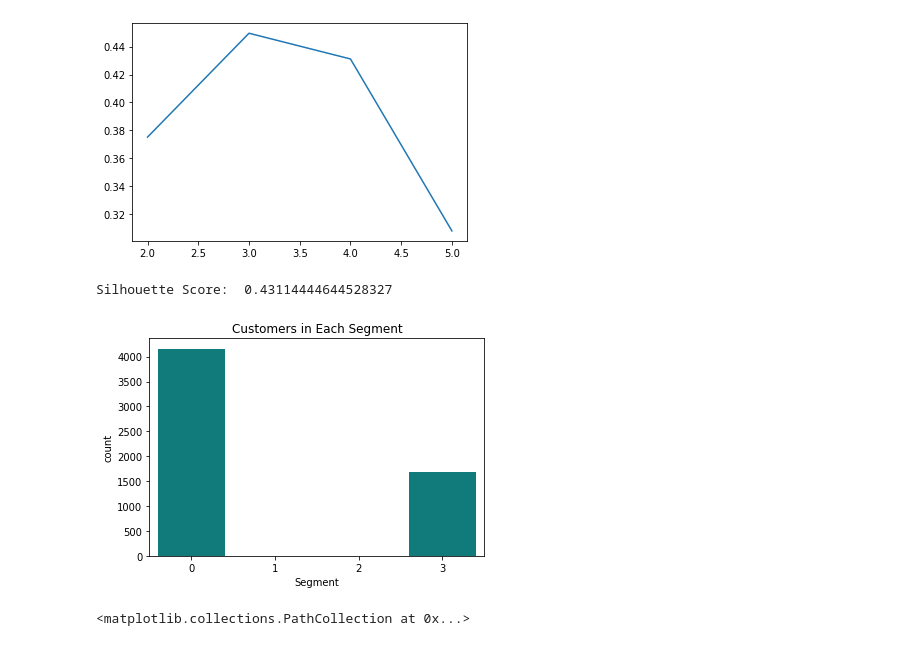
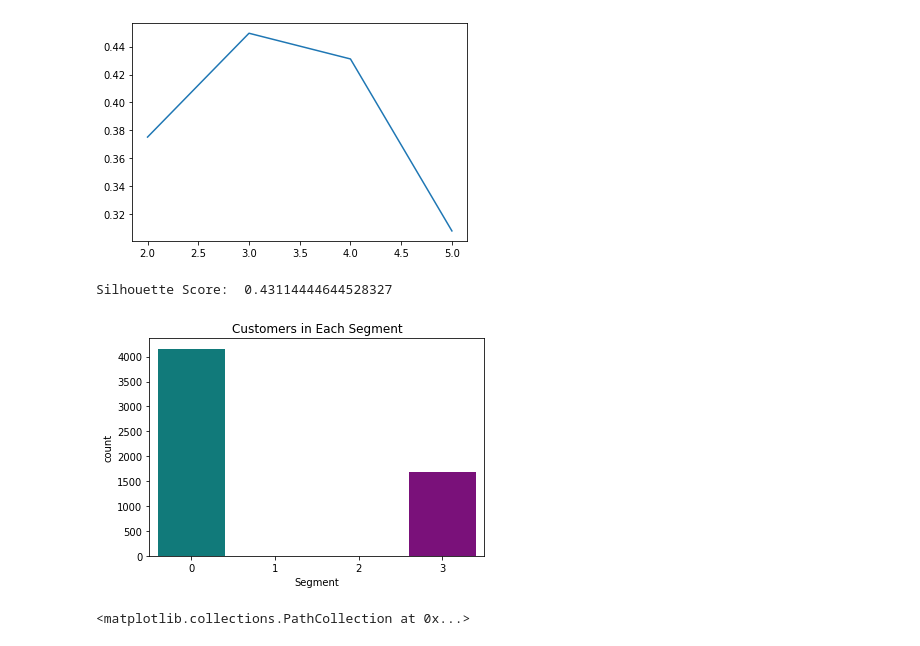
Before and after one commit to Pandeming/Customer_Segmentation, a Jupyter notebook: 02 Modeling.ipynb, the cells around one changed output. Drawn from its saved outputs; the diff is of its cells as text; code cells hidden in the pictures.

```diff
--- a/02 Modeling.ipynb
+++ b/02 Modeling.ipynb
@@ -84,15 +101,16 @@ The elbow in the inertia graph seems to indicate 3 as the ideal number of cluste
 colors = ['darkcyan', 'black', 'gold', 'darkmagenta', 'coral', 'silver', 'lime']
 # %%
 # Fit the model with k=3
-km3model = KMeans(n_clusters=3, random_state=36)
-km3model.fit(df)
+km3_model = KMeans(n_clusters=3, random_state=36)
+km3_model.fit(df)
+km3_sil = silhouette_score(df, km3_labels)
 
 # Get cluster labels, and print inertia and silhouette score
-km3segments = pd.Series(km3model.labels_)
-print("Inertia: {}\nSilhouette Score: {}".format(km3model.inertia_, silhouette_score(df, km3segments)))
+km3_labels = pd.Series(km3model.labels_)
+print("Inertia: {}\nSilhouette Score: {}".format(km3_model.inertia_, km3_sil))
 
 # Graph a countplot of customers in each segment
-sns.countplot(x=km3segments, palette=colors[:3])
+sns.countplot(x=km3_labels, palette=colors[:3])
 plt.xlabel('Segment')
 plt.title('Customers in Each Segment for k=3');
 # %% [output]
@@ -119,13 +137,14 @@ plt.title('2D projection of k=3 clusters');
 [figure]
 # %%
 # Try another model with k=4
-km4model = KMeans(n_clusters=4, random_state=36)
-km4model.fit(df)
+km4_model = KMeans(n_clusters=4, random_state=36)
+km4_model.fit(df)
+km4_sil = silhouette_score(df, km4_labels)
 
-km4segments = pd.Series(km4model.labels_)
-print("Inertia: {}\nSilhouette Score: {}".format(km4model.inertia_, silhouette_score(df, km4segments)))
+km4_labels = pd.Series(km4_model.labels_)
+print("Inertia: {}\nSilhouette Score: {}".format(km4_model.inertia_, km4_sil))
 
-sns.countplot(x=km4segments, palette=colors[:4])
+sns.countplot(x=km4_labels, palette=colors[:4])
 plt.xlabel('Segment')
 plt.title('Customers in Each Segment for k=4');
 # %% [output]
@@ -148,7 +167,7 @@ Both models identify the thin cluster with a few extra points that appear to be
 However, we still need to try out a few more models before we settle on the best segmentation. Next, let's continue using K-Means but with a subset of our data. A traditional RFM analysis would contain just these three features - Recency, Frequency, and Monetary Value.
 # %%
 # df of only RFM features
-rfm = df[['recency', 'orders', 'total_value']]
+rfm = df[['recency', 'orders', 'avg_order_time', 'total_value']]
 # %%
 # Repeat methods to find optimal k value
 inertias = []
@@ -252,13 +274,14 @@ plt.plot(ks, sil)
 [<matplotlib.lines.Line2D at 0x...>]
 [figure]
 # %%
-ac_model = AgglomerativeClustering(n_clusters=3)
-ac_model.fit(df)
-ac_segments = pd.Series(ac_model.labels_)
+ac3_model = AgglomerativeClustering(n_clusters=3, linkage='ward')
+ac3_model.fit(df)
+ac3_labels = pd.Series(ac3_model.labels_)
+ac3_sil = silhouette_score(df, ac3_labels)
 
-print("Silhouette Score: ",silhouette_score(df, ac_segments))
+print("Silhouette Score: ",ac3_sil)
 
-sns.countplot(x=ac_segments, palette=colors[:3])
+sns.countplot(x=ac3_labels, palette=colors[:3])
 plt.xlabel('Segment')
 plt.title('Customers in Each Segment');
 # %% [output]
@@ -289,15 +312,15 @@ plt.plot(ks, sil)
 # %%
 sc_model= SpectralClustering(n_clusters=4)
 sc_segments = pd.Series(sc_model.fit(df).labels_)
 
 print("Silhouette Score: ",silhouette_score(df, sc_segments))
 
-sns.countplot(x=sc_segments, palette=colors[:3])
+sns.countplot(x=sc_segments, palette=colors[:4])
 plt.xlabel('Segment')
 plt.title('Customers in Each Segment');
 # %% [output]
 Silhouette Score:  0.43114444644528327
-[figure, old version]
+[figure, new version]
 # %%
 colorlist = [colors[s] for s in sc_segments]
 plt.scatter(pcax, pcay, c=colorlist)
```
Also changed, not shown: parts of 21 cells of this notebook, 4 other files.
